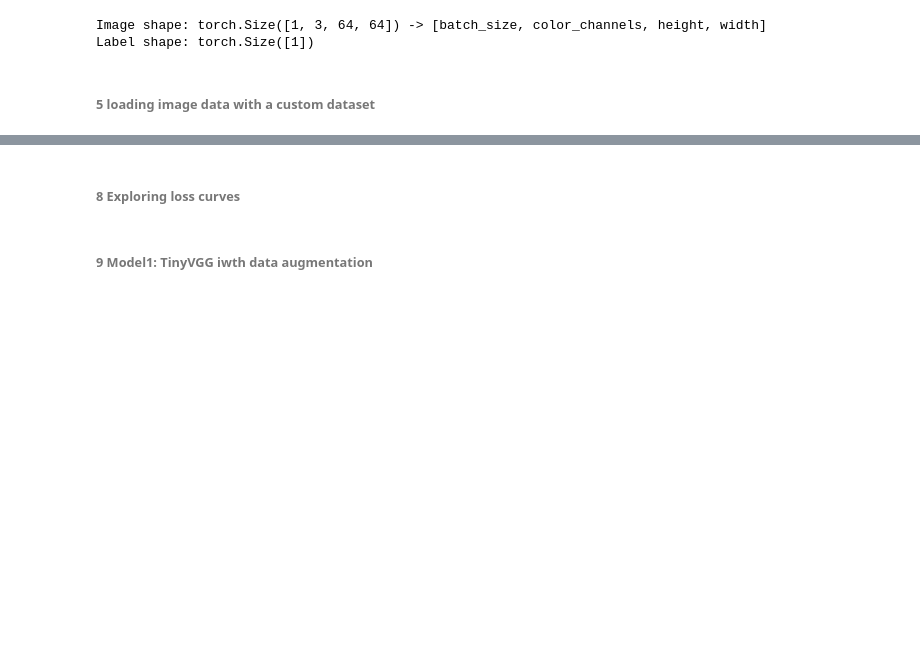
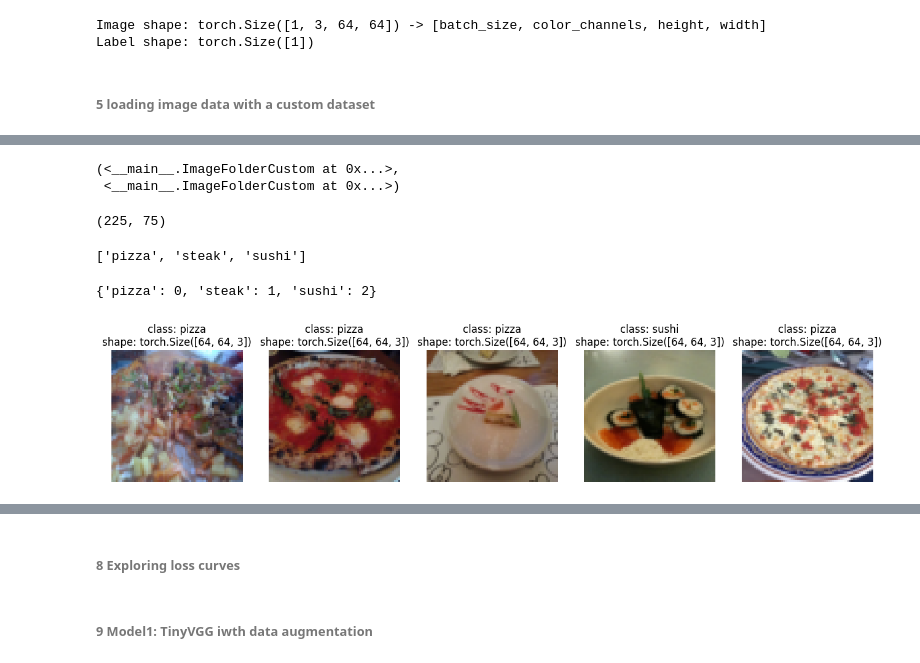
Before and after one commit to Majed-EE/pytorch_test, a Jupyter notebook: custom_dataset_pytorch_tut_5.ipynb, the cells around one changed output, grey strips where cells are left out. Saved outputs shown, nothing was run; the diff lists cells and outputs as text; code cells hidden in the pictures; blank space fills up the shorter version.

Commit message:
one itenration of custom dataset done

```diff
--- a/custom_dataset_pytorch_tut_5.ipynb
+++ b/custom_dataset_pytorch_tut_5.ipynb
@@ -301,0 +433,22 @@ Label shape: torch.Size([1])
+# %%
+
+train_data_custom = ImageFolderCustom(targ_dir=train_dir,
+                                      transform=train_transforms)
+test_data_custom = ImageFolderCustom(targ_dir=test_dir,
+                                     transform=test_transforms)
+train_data_custom, test_data_custom
+# %% [output]
+(<__main__.ImageFolderCustom at 0x...>,
+ <__main__.ImageFolderCustom at 0x...>)
+# %%
+len(train_data_custom), len(test_data_custom)
+# %% [output]
+(225, 75)
+# %%
+train_data_custom.classes
+# %% [output]
+['pizza', 'steak', 'sushi']
+# %%
+train_data_custom.class_to_idx
+# %% [output]
+{'pizza': 0, 'steak': 1, 'sushi': 2}
@@ -301,0 +495,8 @@ Label shape: torch.Size([1])
+# %%
+# Display random images from ImageFolder created Dataset
+display_random_images(train_data,
+                      n=5,
+                      classes=class_names,
+                      seed=None)
+# %% [output]
+[figure, added]
```
Also changed, not shown: parts of 46 cells of this notebook.
